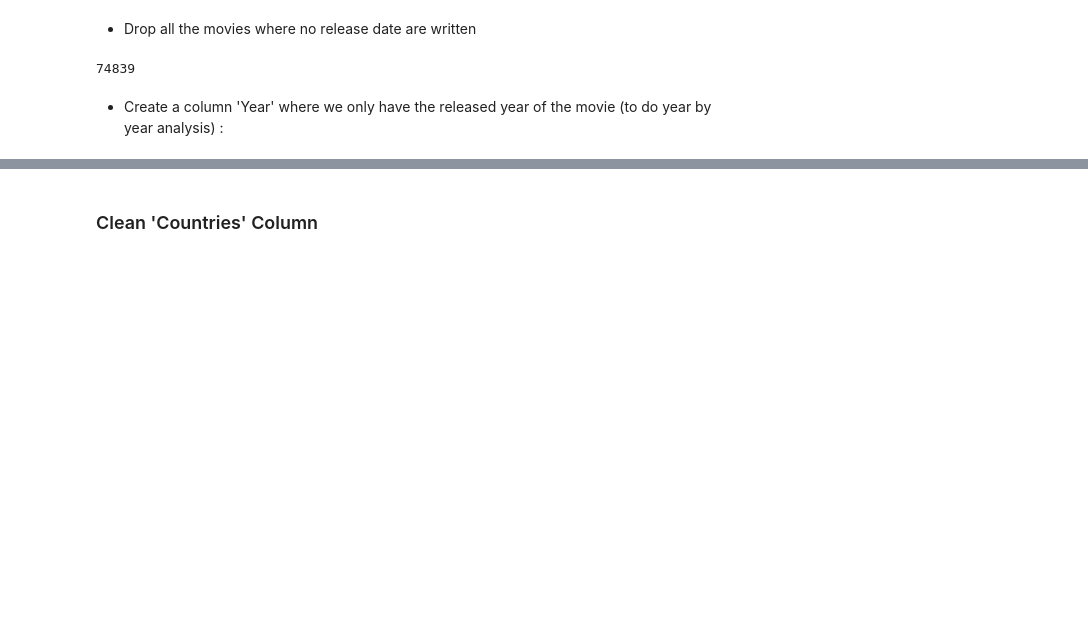
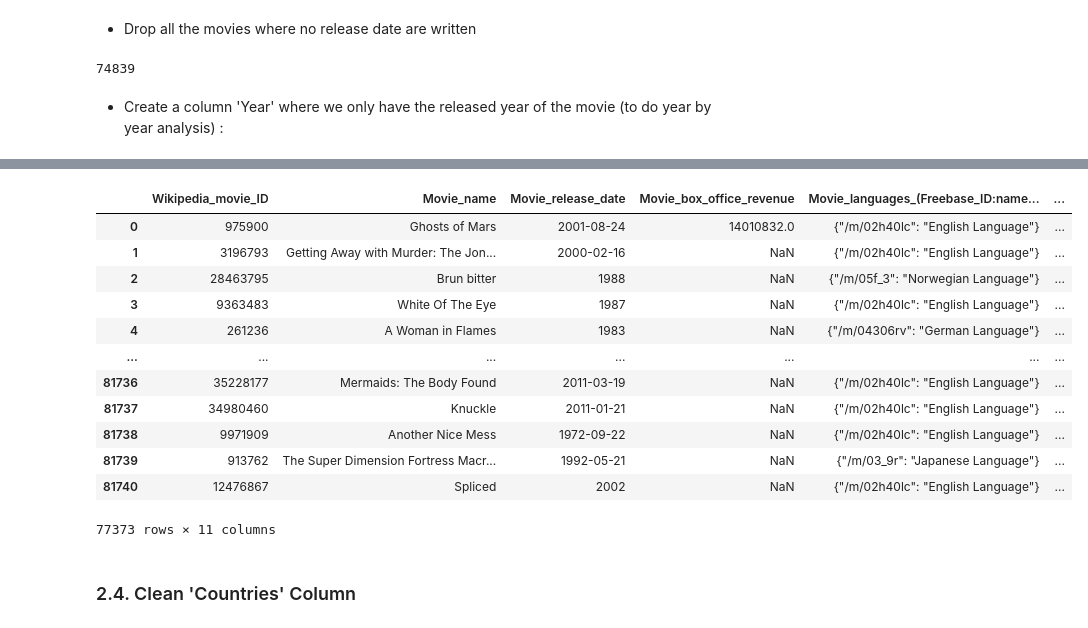
Before and after one commit to epfl-ada/ada-2024-project-melyn, a Jupyter notebook: pipeline/movie_dataset_cleaning.ipynb, the cells around one changed output, grey strips where cells are left out. Drawn from its saved outputs; the diff is of its cells as text; code cells hidden in the pictures; blank space fills up the shorter version.

```diff
--- a/pipeline/movie_dataset_cleaning.ipynb
+++ b/pipeline/movie_dataset_cleaning.ipynb
@@ -215,10 +208,10 @@ Name: count, Length: 363, dtype: int64
 # %%
-from src.utils.utils import extract_info
+column_name = 'Movie_languages_(Freebase_ID:name_tuples)'
 
-# Assuming 'movies' is your DataFrame
-# First, ensure that the column names are correctly referenced:
-column_name = 'Movie_languages_(Freebase_ID:name_tuples)'  # Adjust if the actual column name differs
+md_language = movies_clean.copy()
+md_language['Language'] = md_language[column_name].apply(extract_info)
 
-# Apply the function to the column
-md_language = movies.copy()
-md_language['Language'] = md_language[column_name].apply(extract_language_names)
+len_before = len(md_language['Language'])
+md_language = md_language[md_language['Language'].apply(lambda x: len(x) > 0)]
+len_after = len(md_language['Language'])
+print(f"Number of movies dropped : {len_before-len_after}")
@@ -298,2 +256,18 @@ Name: count, Length: 193, dtype: int64
+# %%
+md_languages_exploded
+# %% [output]
+|  | Wikipedia_movie_ID | Movie_name | Movie_release_date | Movie_box_office_revenue | Movie_languages_(Freebase_ID:name... | ... |
+| 0 | 975900 | Ghosts of Mars | 2001-08-24 | 14010832.0 | {"/m/02h40lc": "English Language"} | ... |
+| 1 | 3196793 | Getting Away with Murder: The Jon... | 2000-02-16 | NaN | {"/m/02h40lc": "English Language"} | ... |
+| 2 | 28463795 | Brun bitter | 1988 | NaN | {"/m/05f_3": "Norwegian Language"} | ... |
+| 3 | 9363483 | White Of The Eye | 1987 | NaN | {"/m/02h40lc": "English Language"} | ... |
+| 4 | 261236 | A Woman in Flames | 1983 | NaN | {"/m/04306rv": "German Language"} | ... |
+| ... | ... | ... | ... | ... | ... | ... |
+| 81736 | 35228177 | Mermaids: The Body Found | 2011-03-19 | NaN | {"/m/02h40lc": "English Language"} | ... |
+| 81737 | 34980460 | Knuckle | 2011-01-21 | NaN | {"/m/02h40lc": "English Language"} | ... |
+| 81738 | 9971909 | Another Nice Mess | 1972-09-22 | NaN | {"/m/02h40lc": "English Language"} | ... |
+| 81739 | 913762 | The Super Dimension Fortress Macr... | 1992-05-21 | NaN | {"/m/03_9r": "Japanese Language"} | ... |
+| 81740 | 12476867 | Spliced | 2002 | NaN | {"/m/02h40lc": "English Language"} | ... |
+77373 rows × 11 columns
 # %% [markdown]
-### Clean 'Countries' Column
+### 2.4. Clean 'Countries' Column
```
Also changed, not shown: parts of 57 cells of this notebook, 21 other files.
